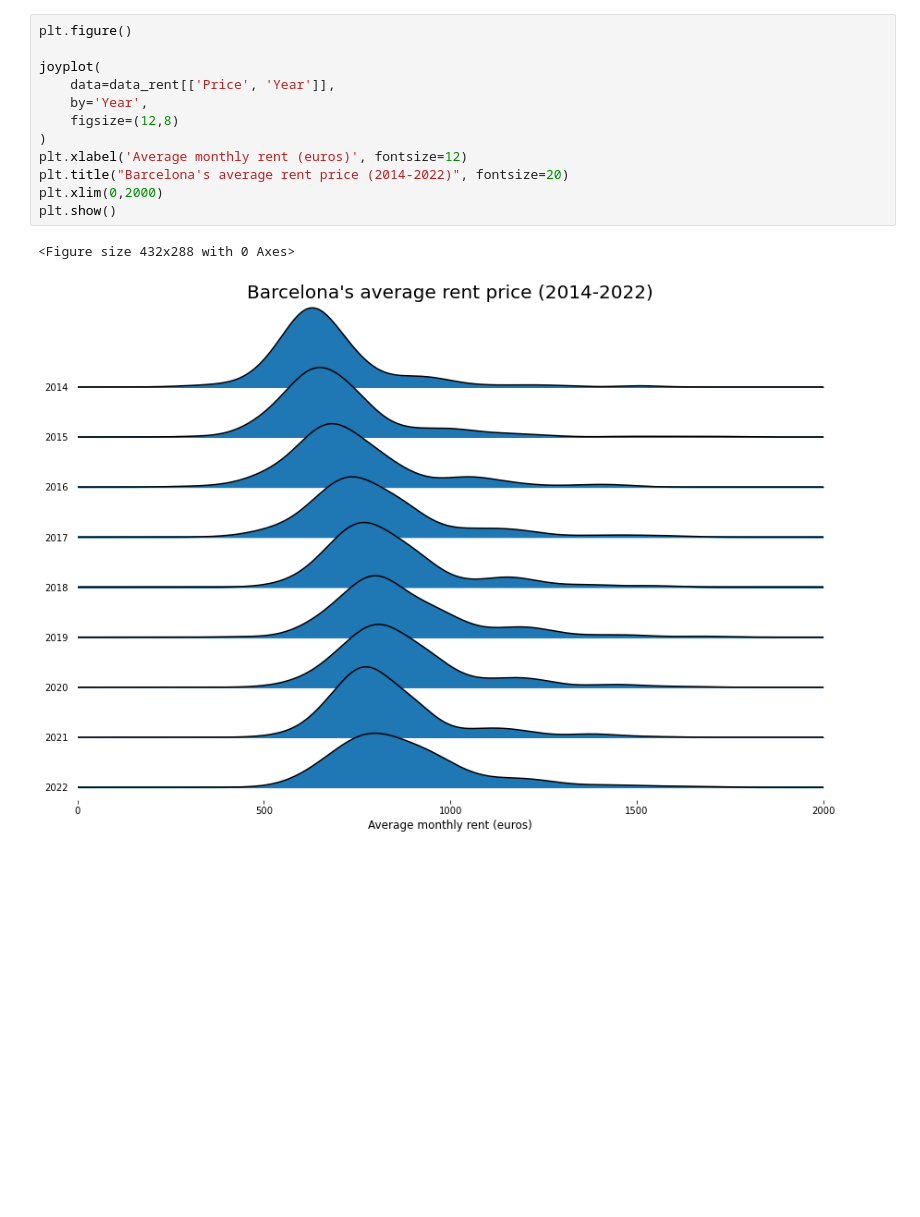
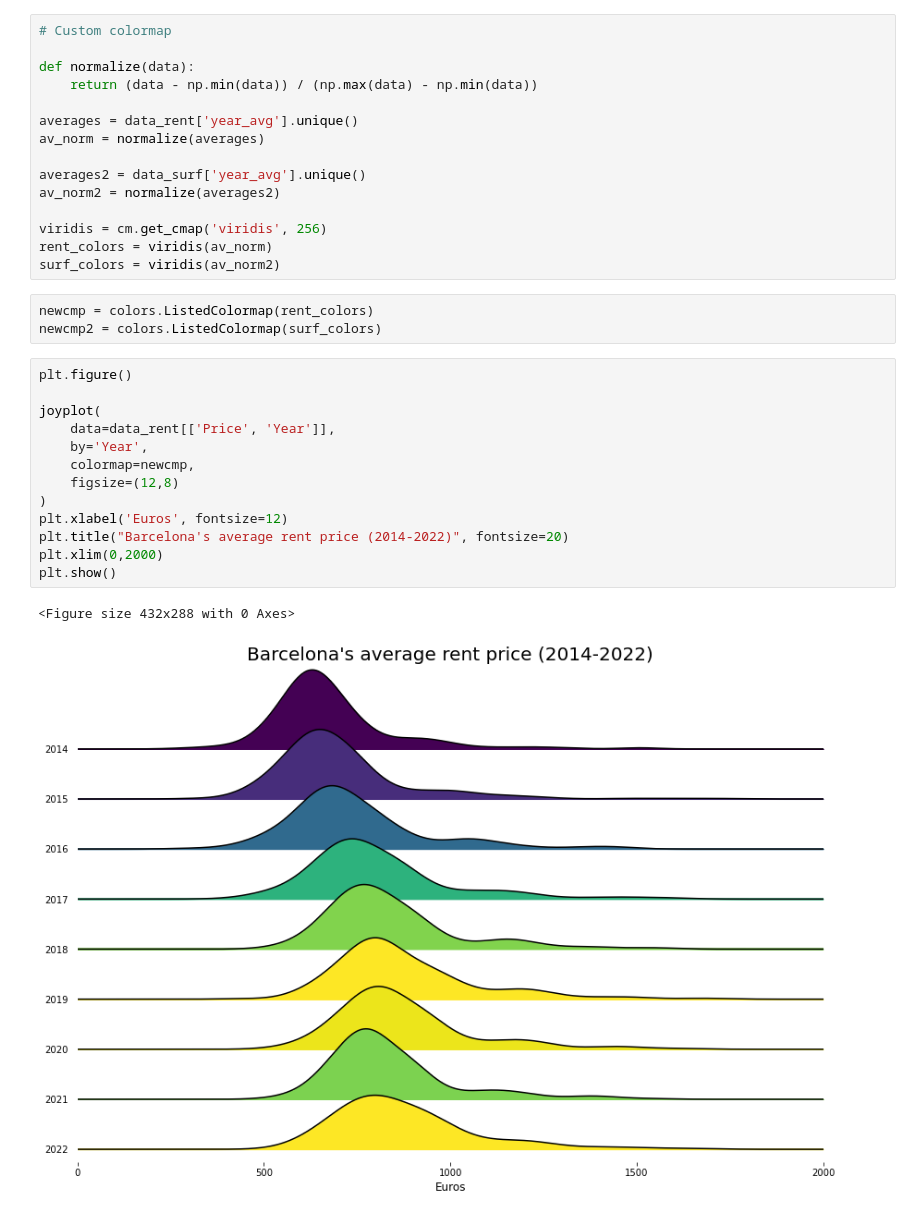
Before and after one commit to smoyacopa/VDD-PEC2, a Jupyter notebook: Ridgeline chart.ipynb, the cells around one changed output. Cells and saved outputs as stored; diff of their text form; blank space fills up the shorter version.

```diff
--- a/Ridgeline chart.ipynb
+++ b/Ridgeline chart.ipynb
@@ -23,18 +28,37 @@ data_rent.head()
 | 2 | 2014 | 1 | Ciutat Vella | la Barceloneta | average rent (euro/month) | 540.71 | 661.639048 |
 | 3 | 2014 | 1 | Ciutat Vella | Sant Pere, Santa Caterina i la Ri... | average rent (euro/month) | 673.44 | 661.639048 |
 | 4 | 2014 | 1 | Eixample | Fort Pienc | average rent (euro/month) | 736.09 | 661.639048 |
+# %%
+# Custom colormap
+
+def normalize(data):
+    return (data - np.min(data)) / (np.max(data) - np.min(data))
+
+averages = data_rent['year_avg'].unique()
+av_norm = normalize(averages)
+
+averages2 = data_surf['year_avg'].unique()
+av_norm2 = normalize(averages2)
+
+viridis = cm.get_cmap('viridis', 256)
+rent_colors = viridis(av_norm)
+surf_colors = viridis(av_norm2)
+# %%
+newcmp = colors.ListedColormap(rent_colors)
+newcmp2 = colors.ListedColormap(surf_colors)
 # %%
 plt.figure()
 
 joyplot(
     data=data_rent[['Price', 'Year']],
     by='Year',
+    colormap=newcmp,
     figsize=(12,8)
 )
-plt.xlabel('Average monthly rent (euros)', fontsize=12)
+plt.xlabel('Euros', fontsize=12)
 plt.title("Barcelona's average rent price (2014-2022)", fontsize=20)
 plt.xlim(0,2000)
 plt.show()
 # %% [output]
 <Figure size 432x288 with 0 Axes>
-[figure, old version]
+[figure, new version]
```
Also changed, not shown: parts of 2 cells of this notebook.
